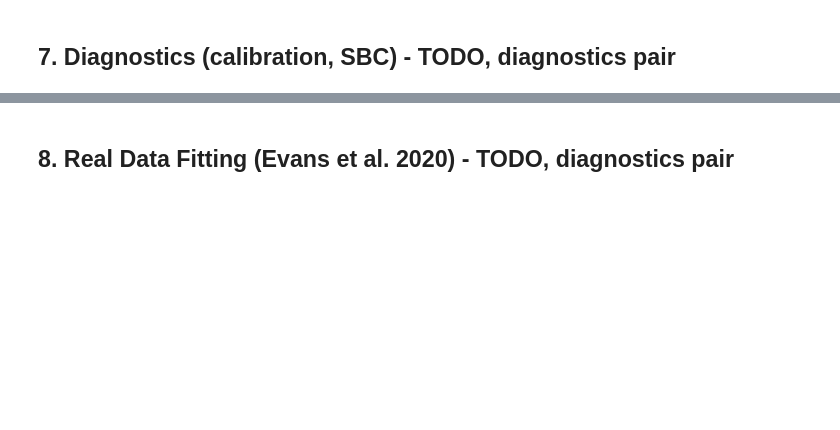
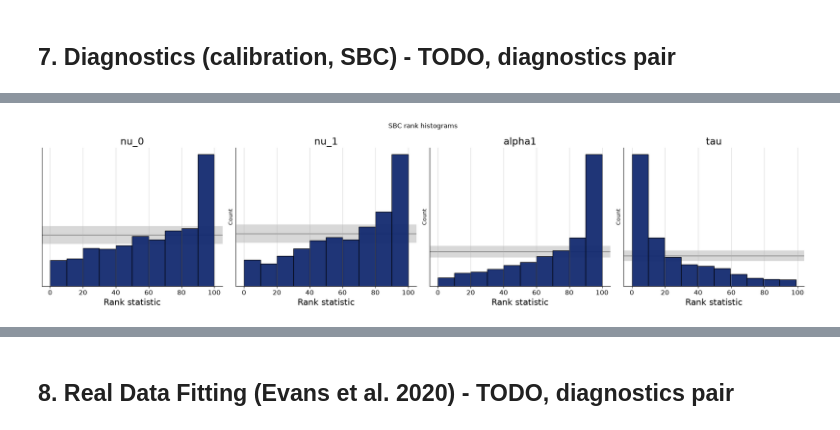
Before and after one commit to avi-0106/double-response-sbi_group17, a Jupyter notebook: notebooks/final/full_project.ipynb, the cells around one changed output, grey strips where cells are left out. Saved outputs shown, nothing was run; the diff lists cells and outputs as text; code cells hidden in the pictures; blank space fills up the shorter version.

Commit message:
upadted diagnostics for the simulated data

```diff
--- a/notebooks/final/full_project.ipynb
+++ b/notebooks/final/full_project.ipynb
@@ -165,13 +172,14 @@ estimated: {'nu': array([[1.99932955, 4.68971119]]), 'alpha1': array([[1.3269464
 # %%
-# TODO: calibration plots, SBC, posterior contraction using approximator.sample()
-N_TEST = 500
-test_data = simulator.sample(N_TEST)
-N_POST_SAMPLES = 1000
-posterior_draws = approximator.sample(conditions=test_data, num_samples=N_POST_SAMPLES)
-f_sbc_hist = bf.diagnostics.plots.calibration_histogram(
-    estimates=posterior_draws,
-    targets=test_data,
-    variable_keys=["nu", "alpha1", "tau"],
-)
-f_sbc_hist.suptitle("SBC rank histograms")
-plt.show()
+# --- SBC batch: many datasets, few draws each ---
+N_TEST_SBC = 2000
+N_POST_SBC = 100  # ratio = 2000/100 = 20, meets the reliability threshold
+
+test_data_sbc = simulator.sample(N_TEST_SBC)
+posterior_draws_sbc = approximator.sample(conditions=test_data_sbc, num_samples=N_POST_SBC)
+
+# --- Recovery / z-score-contraction batch: fewer datasets, more draws each ---
+N_TEST_REC = 300
+N_POST_REC = 500
+
+test_data_rec = simulator.sample(N_TEST_REC)
+posterior_draws_rec = approximator.sample(conditions=test_data_rec, num_samples=N_POST_REC)
@@ -181,0 +192,11 @@ Text(0.5, 0.98, 'SBC rank histograms')
+# %%
+f_sbc_hist = bf.diagnostics.plots.calibration_histogram(
+    estimates=posterior_draws_sbc,
+    targets=test_data_sbc,
+    variable_keys=["nu", "alpha1", "tau"],
+)
+f_sbc_hist.suptitle("SBC rank histograms")
+f_sbc_hist.tight_layout()
+plt.show()
+# %% [output]
+[figure, added]
```
Also changed, not shown: parts of 10 cells of this notebook.
